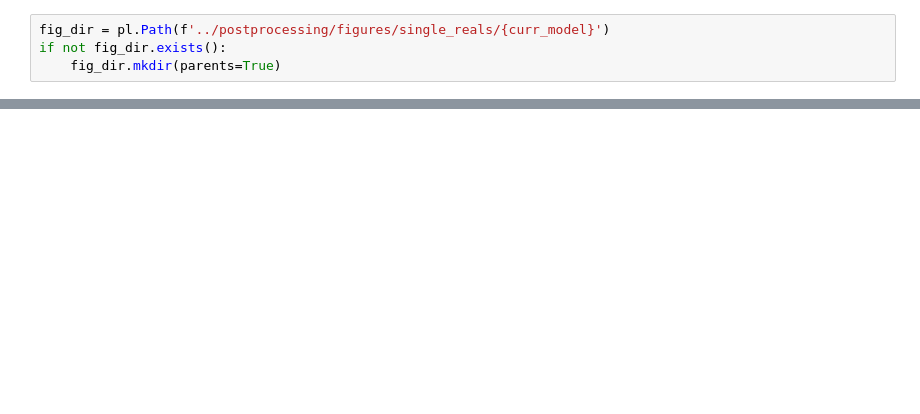
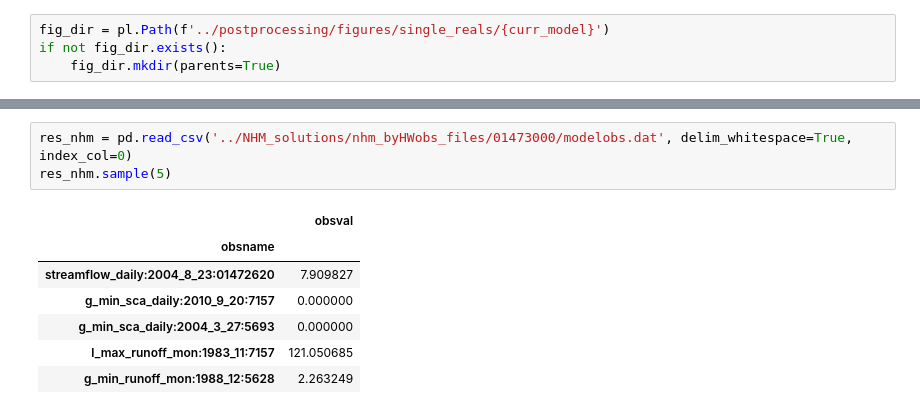
Before and after one commit to ahaj/nhm_pestpp_20240510, a Jupyter notebook: notebooks/compare_with_NHM.ipynb, the cells around one changed output, grey strips where cells are left out. Saved outputs shown, nothing was run; the diff lists cells and outputs as text; blank space fills up the shorter version.

```diff
--- a/notebooks/compare_with_NHM.ipynb
+++ b/notebooks/compare_with_NHM.ipynb
@@ -43,0 +50,11 @@ res.sample(5)
+# %%
+res_nhm = pd.read_csv('../NHM_solutions/nhm_byHWobs_files/01473000/modelobs.dat', delim_whitespace=True, index_col=0)
+res_nhm.sample(5)
+# %% [output]
+|  | obsval |
+| obsname |  |
+| streamflow_daily:2004_8_23:01472620 | 7.909827 |
+| g_min_sca_daily:2010_9_20:7157 | 0.000000 |
+| g_min_sca_daily:2004_3_27:5693 | 0.000000 |
+| l_max_runoff_mon:1983_11:7157 | 121.050685 |
+| g_min_runoff_mon:1988_12:5628 | 2.263249 |
```
Also changed, not shown: parts of 10 cells of this notebook, 2 other files.
